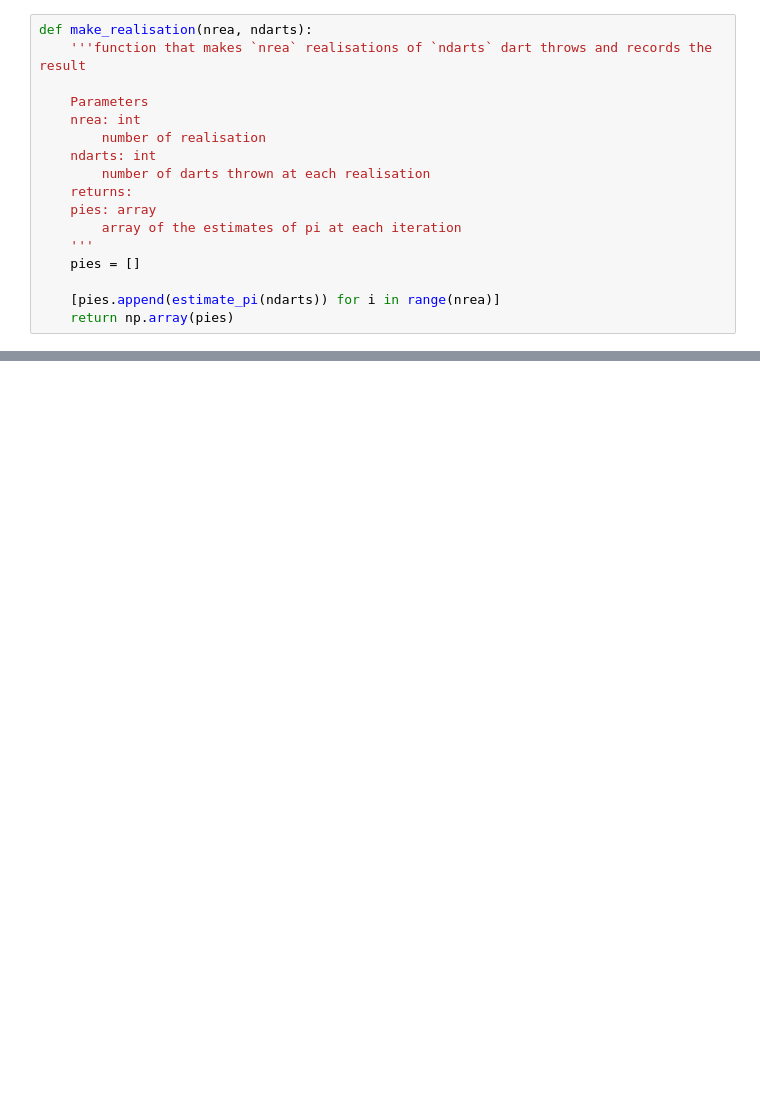
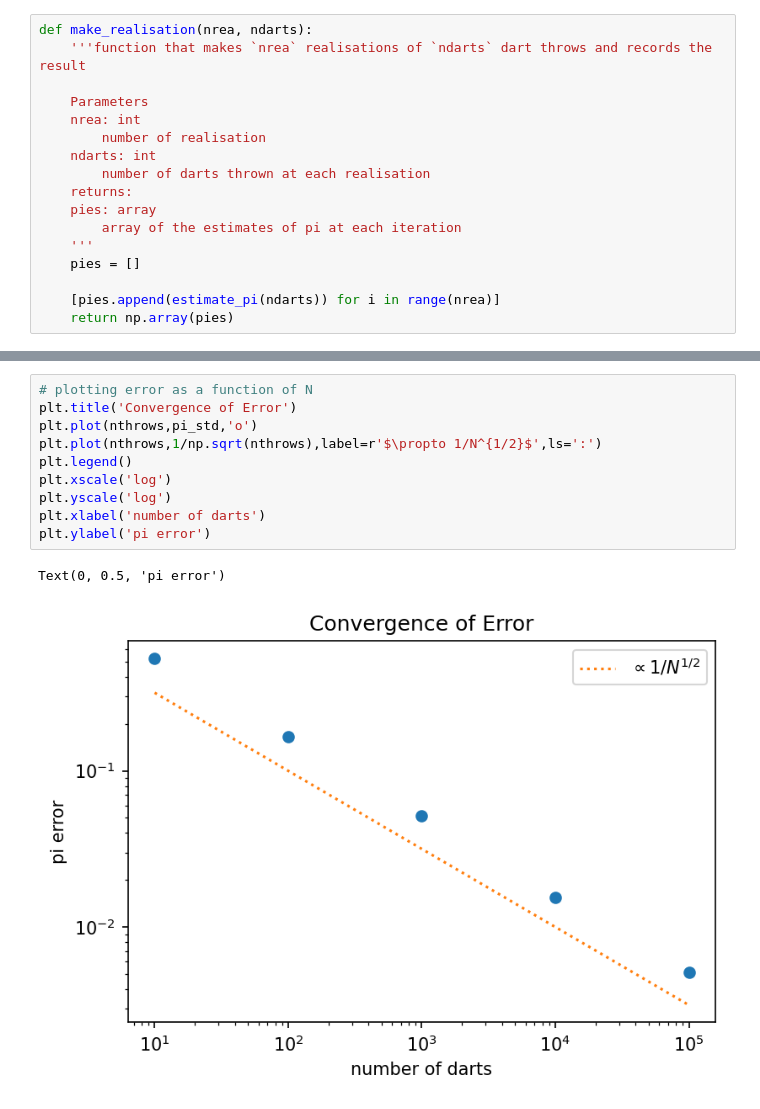
Before and after one commit to pmelchior/usrp-sciprog, a Jupyter notebook: day2/exercises/Solutions/Estimate_pi_answer.ipynb, the cells around one changed output, grey strips where cells are left out. Cells and saved outputs as stored; diff of their text form; blank space fills up the shorter version.

```diff
--- a/day2/exercises/Solutions/Estimate_pi_answer.ipynb
+++ b/day2/exercises/Solutions/Estimate_pi_answer.ipynb
@@ -161,0 +200,13 @@ plot_pi_accuracy(1000, [10,100,1000,10000,1000000])
+# %%
+# plotting error as a function of N
+plt.title('Convergence of Error')
+plt.plot(nthrows,pi_std,'o')
+plt.plot(nthrows,1/np.sqrt(nthrows),label=r'$\propto 1/N^{1/2}$',ls=':')
+plt.legend()
+plt.xscale('log')
+plt.yscale('log')
+plt.xlabel('number of darts')
+plt.ylabel('pi error')
+# %% [output]
+Text(0, 0.5, 'pi error')
+[figure, added]
```
Also changed, not shown: parts of 9 cells of this notebook, 6 other files.
